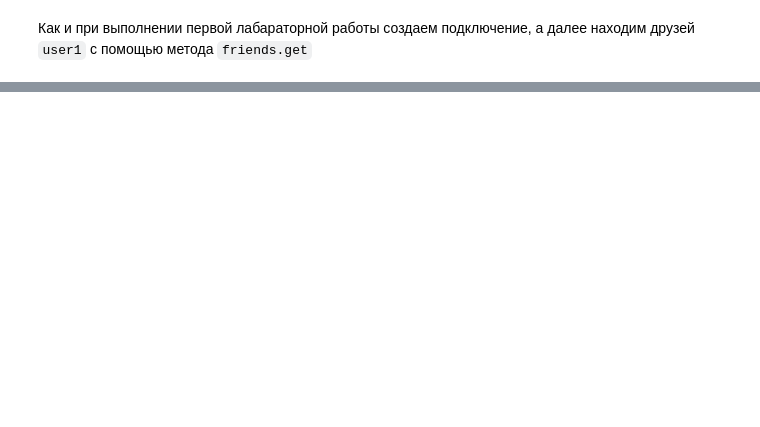
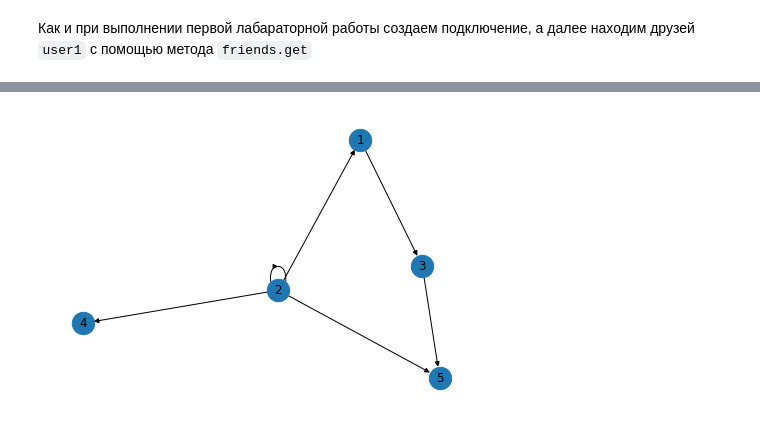
Before and after one commit to Liptee/ISNA-3, a Jupyter notebook: graph_tutorial.ipynb, the cells around one changed output, grey strips where cells are left out. Saved outputs shown, nothing was run; the diff lists cells and outputs as text; code cells hidden in the pictures; blank space fills up the shorter version.

```diff
--- a/graph_tutorial.ipynb
+++ b/graph_tutorial.ipynb
@@ -79,0 +259,13 @@ def make_graph(friends_out, friends_friends):
+# %%
+graph_2 = nx.DiGraph()
+edges_2 = [
+    (2, 2), (2, 1), (2, 4), (2, 5),
+    (1, 3),
+    (3, 5)
+]
+graph_2.add_edges_from(edges_2)
+nx.draw(graph_2,
+        with_labels=True,
+        node_size = 500)
+# %% [output]
+[figure, added]
```
Also changed, not shown: parts of 41 cells of this notebook.
